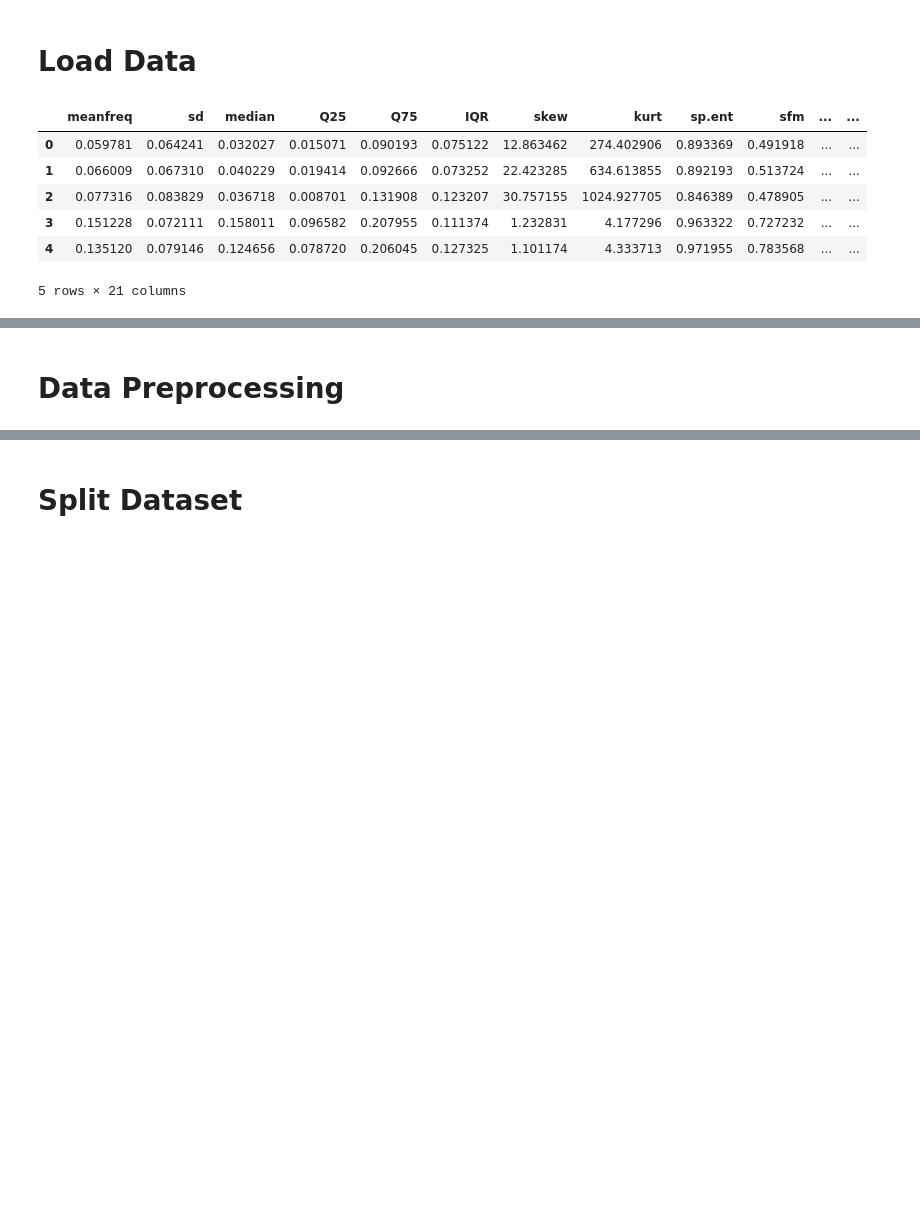
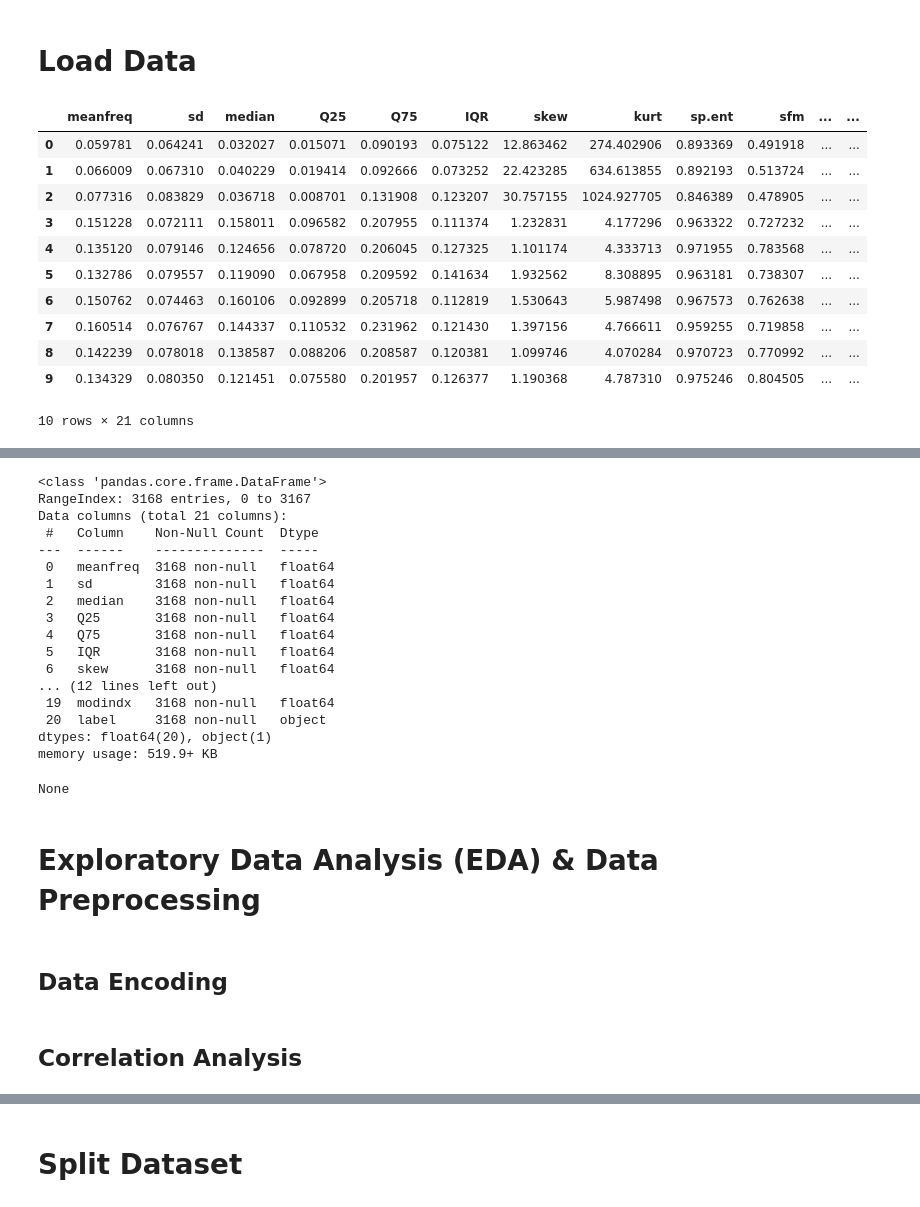
Before and after one commit to FarrelAD/Sinau-Mesin, a Jupyter notebook: notebooks/08-jobsheet-07/task-01.ipynb, the cells around one changed output, grey strips where cells are left out. Saved outputs shown, nothing was run; the diff lists cells and outputs as text; code cells hidden in the pictures; blank space fills up the shorter version.

```diff
--- a/notebooks/08-jobsheet-07/task-01.ipynb
+++ b/notebooks/08-jobsheet-07/task-01.ipynb
@@ -17,12 +17,19 @@ from IPython.display import display
 # %%
 df = pd.read_csv('../../datasets/voice.csv')
 
-df.head()
+display(df.head(10))
+display(df.describe())
+display(df.info())
 # %% [output]
 |  | meanfreq | sd | median | Q25 | Q75 | IQR | skew | kurt | sp.ent | sfm | ... | ... |
 | 0 | 0.059781 | 0.064241 | 0.032027 | 0.015071 | 0.090193 | 0.075122 | 12.863462 | 274.402906 | 0.893369 | 0.491918 | ... | ... |
 | 1 | 0.066009 | 0.067310 | 0.040229 | 0.019414 | 0.092666 | 0.073252 | 22.423285 | 634.613855 | 0.892193 | 0.513724 | ... | ... |
 | 2 | 0.077316 | 0.083829 | 0.036718 | 0.008701 | 0.131908 | 0.123207 | 30.757155 | 1024.927705 | 0.846389 | 0.478905 | ... | ... |
 | 3 | 0.151228 | 0.072111 | 0.158011 | 0.096582 | 0.207955 | 0.111374 | 1.232831 | 4.177296 | 0.963322 | 0.727232 | ... | ... |
 | 4 | 0.135120 | 0.079146 | 0.124656 | 0.078720 | 0.206045 | 0.127325 | 1.101174 | 4.333713 | 0.971955 | 0.783568 | ... | ... |
+| 5 | 0.132786 | 0.079557 | 0.119090 | 0.067958 | 0.209592 | 0.141634 | 1.932562 | 8.308895 | 0.963181 | 0.738307 | ... | ... |
+| 6 | 0.150762 | 0.074463 | 0.160106 | 0.092899 | 0.205718 | 0.112819 | 1.530643 | 5.987498 | 0.967573 | 0.762638 | ... | ... |
+| 7 | 0.160514 | 0.076767 | 0.144337 | 0.110532 | 0.231962 | 0.121430 | 1.397156 | 4.766611 | 0.959255 | 0.719858 | ... | ... |
+| 8 | 0.142239 | 0.078018 | 0.138587 | 0.088206 | 0.208587 | 0.120381 | 1.099746 | 4.070284 | 0.970723 | 0.770992 | ... | ... |
+| 9 | 0.134329 | 0.080350 | 0.121451 | 0.075580 | 0.201957 | 0.126377 | 1.190368 | 4.787310 | 0.975246 | 0.804505 | ... | ... |
-5 rows × 21 columns
+10 rows × 21 columns
@@ -29,2 +45,20 @@ df.head()
+<class 'pandas.core.frame.DataFrame'>
+RangeIndex: 3168 entries, 0 to 3167
+Data columns (total 21 columns):
+ #   Column    Non-Null Count  Dtype
+---  ------    --------------  -----
+ 0   meanfreq  3168 non-null   float64
+ 1   sd        3168 non-null   float64
+ 2   median    3168 non-null   float64
+ 3   Q25       3168 non-null   float64
+ 4   Q75       3168 non-null   float64
+ 5   IQR       3168 non-null   float64
+ 6   skew      3168 non-null   float64
+... (12 lines left out)
+ 19  modindx   3168 non-null   float64
+ 20  label     3168 non-null   object
+dtypes: float64(20), object(1)
+memory usage: 519.9+ KB
+None
 # %% [markdown]
-# Data Preprocessing
+# Exploratory Data Analysis (EDA) & Data Preprocessing
@@ -39,0 +65,2 @@ y = df['label']
+# %% [markdown]
+## Data Encoding
@@ -39,0 +71,2 @@ y = df['label']
+# %% [markdown]
+## Correlation Analysis
```
Also changed, not shown: parts of 17 cells of this notebook.
